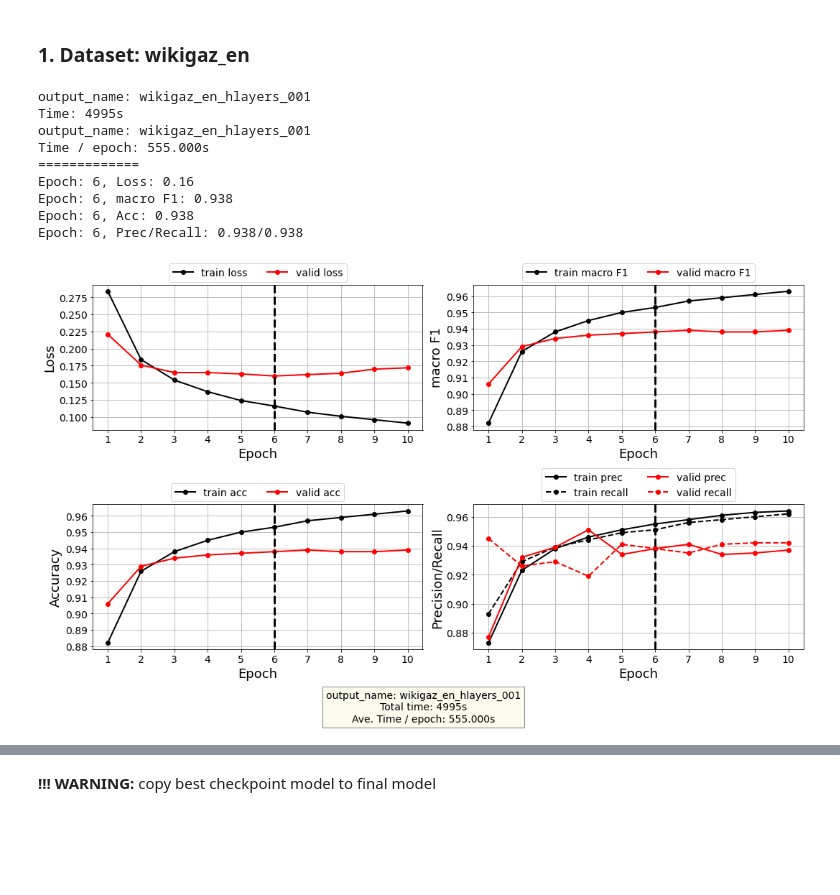
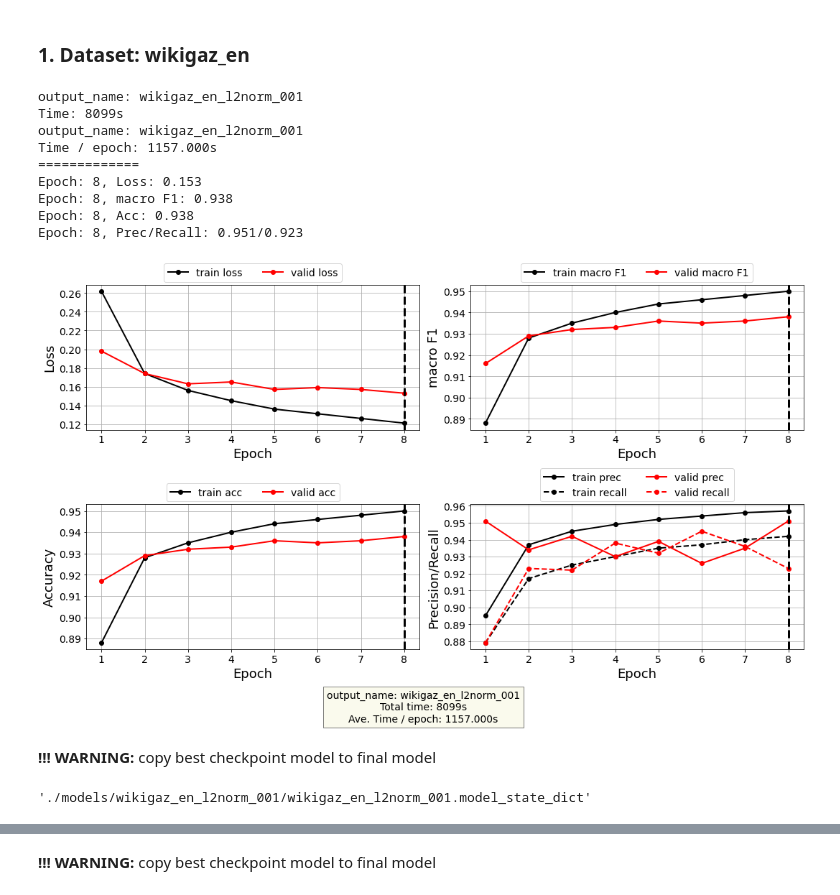
Before and after one commit to Living-with-machines/LwM_SIGSPATIAL2020_ToponymMatching, a Jupyter notebook: experiments/Toponym_Matching_Experiments.ipynb, the cells around one changed output, grey strips where cells are left out. Saved outputs shown, nothing was run; the diff lists cells and outputs as text; code cells hidden in the pictures; blank space fills up the shorter version.

```diff
--- a/experiments/Toponym_Matching_Experiments.ipynb
+++ b/experiments/Toponym_Matching_Experiments.ipynb
@@ -21,15 +21,17 @@ if not Path('./models/wikigaz_en_hlayers_001').is_dir():
 # %%
 # plot log file
-plot_log(path2log="./models/wikigaz_en_hlayers_001/log.txt",
-         output_name="wikigaz_en_hlayers_001")
+plot_log(path2log="./models/wikigaz_en_l2norm_001/log.txt",
+         output_name="wikigaz_en_l2norm_001")
 # %% [output]
-output_name: wikigaz_en_hlayers_001
-Time: 4995s
-output_name: wikigaz_en_hlayers_001
-Time / epoch: 555.000s
+output_name: wikigaz_en_l2norm_001
+Time: 8099s
+output_name: wikigaz_en_l2norm_001
+Time / epoch: 1157.000s
 =============
-Epoch: 6, Loss: 0.16
-Epoch: 6, macro F1: 0.938
-Epoch: 6, Acc: 0.938
-Epoch: 6, Prec/Recall: 0.938/0.938
+Epoch: 8, Loss: 0.153
+Epoch: 8, macro F1: 0.938
+Epoch: 8, Acc: 0.938
+Epoch: 8, Prec/Recall: 0.951/0.923
-[figure, old version]
+[figure, new version]
+# %% [markdown]
+**!!! WARNING:** copy best checkpoint model to final model
@@ -35,0 +40,5 @@ Epoch: 6, Prec/Recall: 0.938/0.938
+# %%
+copyfile("./models/wikigaz_en_l2norm_001/" + best_checkpoint + ".model", "./models/wikigaz_en_l2norm_001/wikigaz_en_l2norm_001.model")
+copyfile("./models/wikigaz_en_l2norm_001/" + best_checkpoint + ".model_state_dict", "./models/wikigaz_en_l2norm_001/wikigaz_en_l2norm_001.model_state_dict")
+# %% [output]
+'./models/wikigaz_en_l2norm_001/wikigaz_en_l2norm_001.model_state_dict'
```
Also changed, not shown: parts of 73 cells of this notebook, 5 other files.
